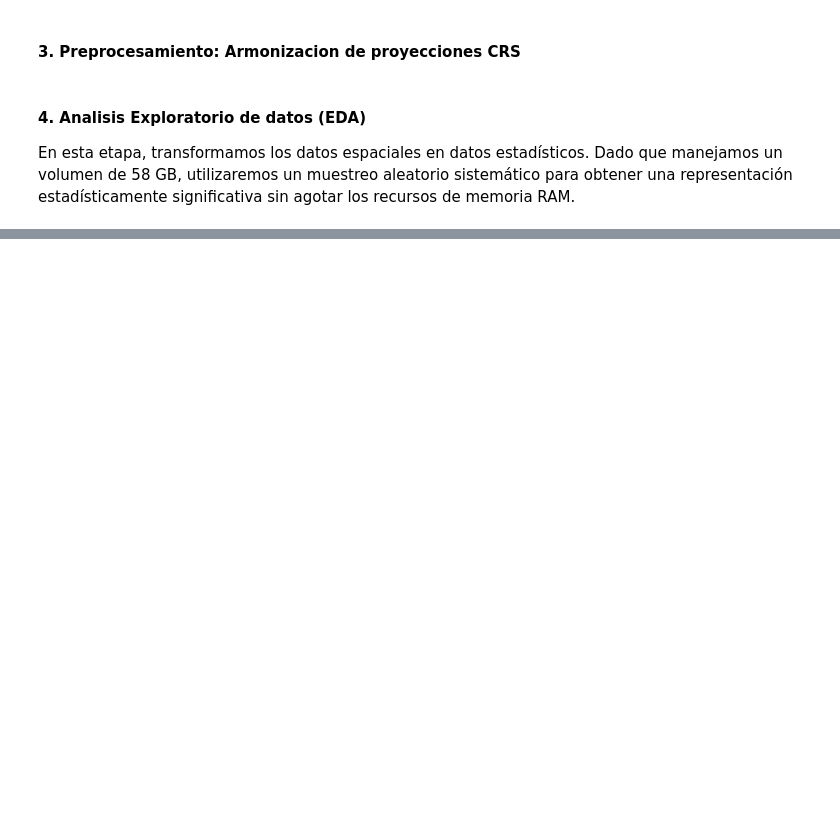
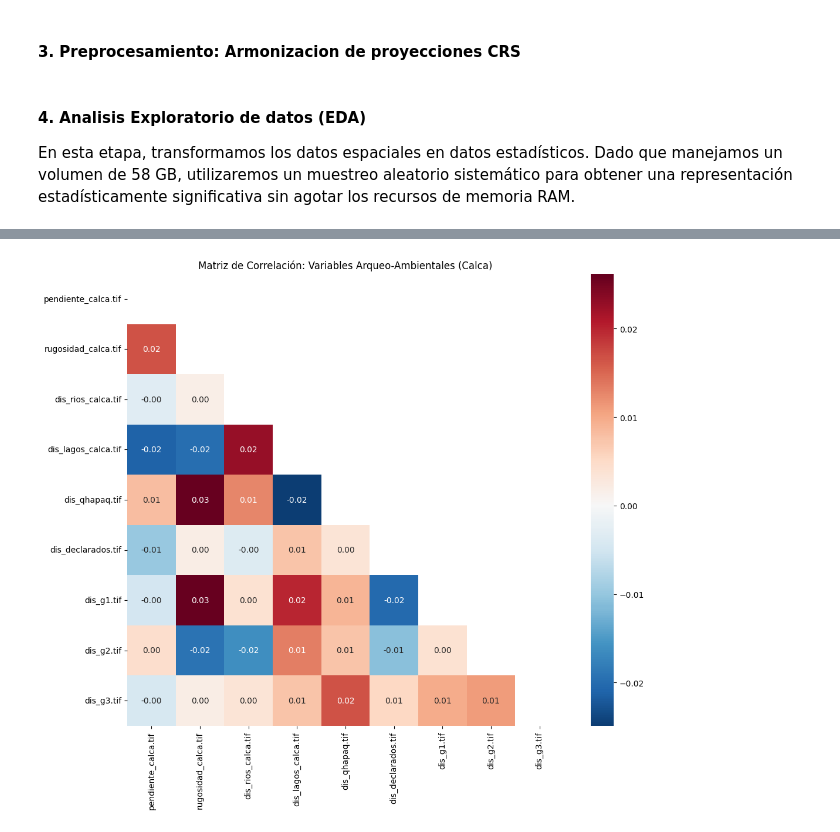
Before and after one commit to iAmMazapan/arqueologia-predictiva, a Jupyter notebook: notebooks/01_Data_Extraction_and_Preprocessing.ipynb, the cells around one changed output, grey strips where cells are left out. Cells and saved outputs as stored; diff of their text form; code cells hidden in the pictures; blank space fills up the shorter version.

```diff
--- a/notebooks/01_Data_Extraction_and_Preprocessing.ipynb
+++ b/notebooks/01_Data_Extraction_and_Preprocessing.ipynb
@@ -160,0 +191,50 @@ df_muestra = extraer_muestra(archivos_raster)
+# %%
+# Lista de tus 9 variables (54 GB en total)
+todas_las_capas = [
+    '../data/raw/pendiente_calca.tif', '../data/raw/rugosidad_calca.tif',
+    '../data/raw/dis_rios_calca.tif', '../data/raw/dis_lagos_calca.tif',
+    '../data/raw/dis_qhapaq.tif', '../data/raw/dis_declarados.tif',
+    '../data/raw/dis_g1.tif', '../data/raw/dis_g2.tif', '../data/raw/dis_g3.tif'
+]
+
+def extraer_datos_limpios(lista_rutas, n_puntos=5000):
+    dict_final = {}
+
+    for ruta in lista_rutas:
+        with rasterio.open(ruta) as src:
+            l, b, r, t = src.bounds
+            valores = []
+            intentos = 0
+
+            # Buscamos puntos válidos dentro de los límites de Calca
+            while len(valores) < n_puntos and intentos < n_puntos * 10:
+                x, y = np.random.uniform(l, r), np.random.uniform(b, t)
+                # Usamos sample para leer el punto exacto
+                for val in src.sample([(x, y)]):
+                    # Filtramos el NoData que descubrimos (-9999)
+                    if val[0] != -9999.0 and np.isfinite(val[0]):
+                        valores.append(val[0])
+                intentos += 1
+
+            # Si una capa tiene menos puntos, rellenamos para que el DataFrame sea uniforme
+            if len(valores) < n_puntos:
+                valores += [np.nan] * (n_puntos - len(valores))
+
+            dict_final[os.path.basename(ruta)] = valores
+
+    return pd.DataFrame(dict_final)
+
+# 1. Generamos el dataset estadístico (sin saturar la RAM)
+df_analisis = extraer_datos_limpios(todas_las_capas)
+
+# 2. Calculamos la matriz
+matriz_corr = df_analisis.corr()
+
+# 3. Graficamos con estilo académico
+plt.figure(figsize=(12, 10))
+mask = np.triu(np.ones_like(matriz_corr, dtype=bool))
+sns.heatmap(matriz_corr, mask=mask, annot=True, cmap='RdBu_r', center=0, fmt=".2f")
+plt.title('Matriz de Correlación: Variables Arqueo-Ambientales (Calca)')
+plt.show()
+# %% [output]
+[figure, added]
```
Also changed, not shown: parts of 5 cells of this notebook.
